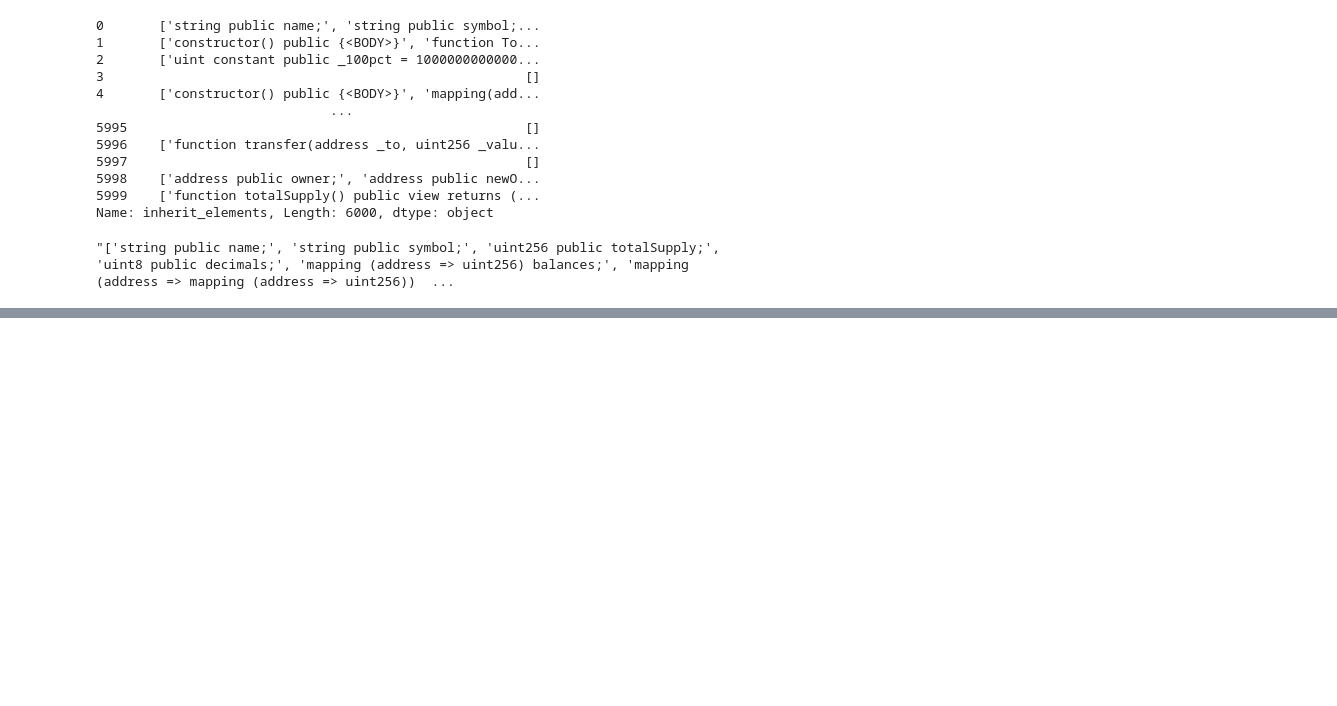
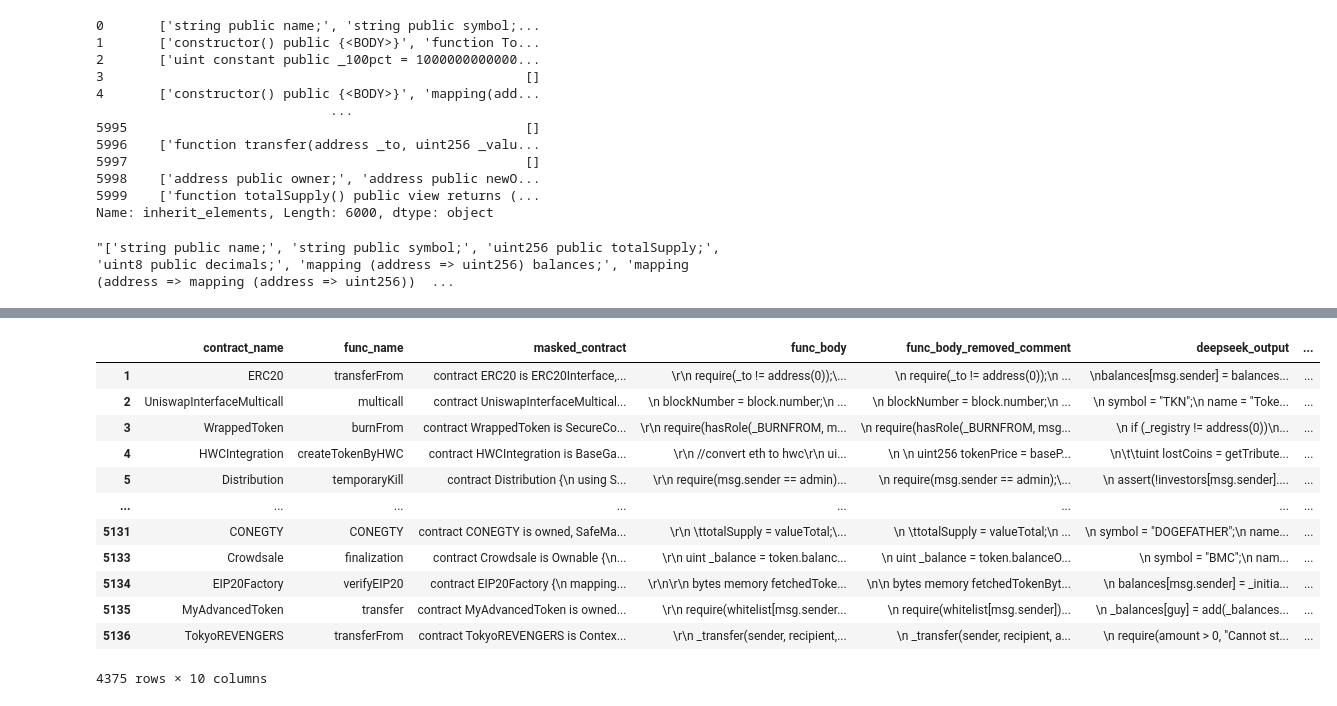
Before and after one commit to echodrift/code-generation, a Jupyter notebook: experiment/playground.ipynb, the cells around one changed output, grey strips where cells are left out. Saved outputs shown, nothing was run; the diff lists cells and outputs as text; code cells hidden in the pictures; blank space fills up the shorter version.

```diff
--- a/experiment/playground.ipynb
+++ b/experiment/playground.ipynb
@@ -826,0 +1017,3 @@ result.loc[0, "inherit_elements"]
+# %%
+refine = pd.read_parquet("/home/hieuvd/lvdthieu/CodeGen/data/compile_info/refine/deepseek_compile_error.parquet", "fastparquet")
+refine.head()
@@ -826,0 +1051,16 @@ result.loc[0, "inherit_elements"]
+# %%
+refine[refine["compile_info"].str.contains("DeclarationError")]
+# %% [output]
+|  | contract_name | func_name | masked_contract | func_body | func_body_removed_comment | deepseek_output | ... |
+| 1 | ERC20 | transferFrom | contract ERC20 is ERC20Interface,... | \r\n require(_to != address(0));\... | \n require(_to != address(0));\n ... | \nbalances[msg.sender] = balances... | ... |
+| 2 | UniswapInterfaceMulticall | multicall | contract UniswapInterfaceMultical... | \n blockNumber = block.number;\n ... | \n blockNumber = block.number;\n ... | \n symbol = "TKN";\n name = "Toke... | ... |
+| 3 | WrappedToken | burnFrom | contract WrappedToken is SecureCo... | \r\n require(hasRole(_BURNFROM, m... | \n require(hasRole(_BURNFROM, msg... | \n if (_registry != address(0))\n... | ... |
+| 4 | HWCIntegration | createTokenByHWC | contract HWCIntegration is BaseGa... | \r\n //convert eth to hwc\r\n ui... | \n \n uint256 tokenPrice = baseP... | \n\t\tuint lostCoins = getTribute... | ... |
+| 5 | Distribution | temporaryKill | contract Distribution {\n using S... | \r\n require(msg.sender == admin)... | \n require(msg.sender == admin);\... | \n assert(!investors[msg.sender].... | ... |
+| ... | ... | ... | ... | ... | ... | ... | ... |
+| 5131 | CONEGTY | CONEGTY | contract CONEGTY is owned, SafeMa... | \r\n \ttotalSupply = valueTotal;\... | \n \ttotalSupply = valueTotal;\n ... | \n symbol = "DOGEFATHER";\n name... | ... |
+| 5133 | Crowdsale | finalization | contract Crowdsale is Ownable {\n... | \r\n uint _balance = token.balanc... | \n uint _balance = token.balanceO... | \n symbol = "BMC";\n nam... | ... |
+| 5134 | EIP20Factory | verifyEIP20 | contract EIP20Factory {\n mapping... | \r\n\r\n bytes memory fetchedToke... | \n\n bytes memory fetchedTokenByt... | \n balances[msg.sender] = _initia... | ... |
+| 5135 | MyAdvancedToken | transfer | contract MyAdvancedToken is owned... | \r\n require(whitelist[msg.sender... | \n require(whitelist[msg.sender])... | \n _balances[guy] = add(_balances... | ... |
+| 5136 | TokyoREVENGERS | transferFrom | contract TokyoREVENGERS is Contex... | \r\n _transfer(sender, recipient,... | \n _transfer(sender, recipient, a... | \n require(amount > 0, "Cannot st... | ... |
+4375 rows × 10 columns
```
Also changed, not shown: parts of 18 cells of this notebook, 4 other files.
